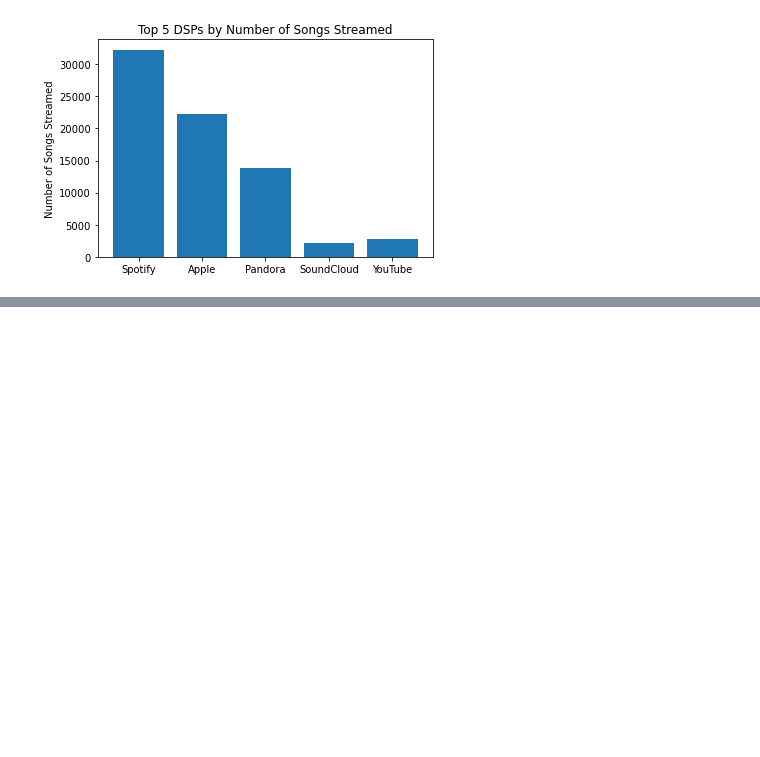
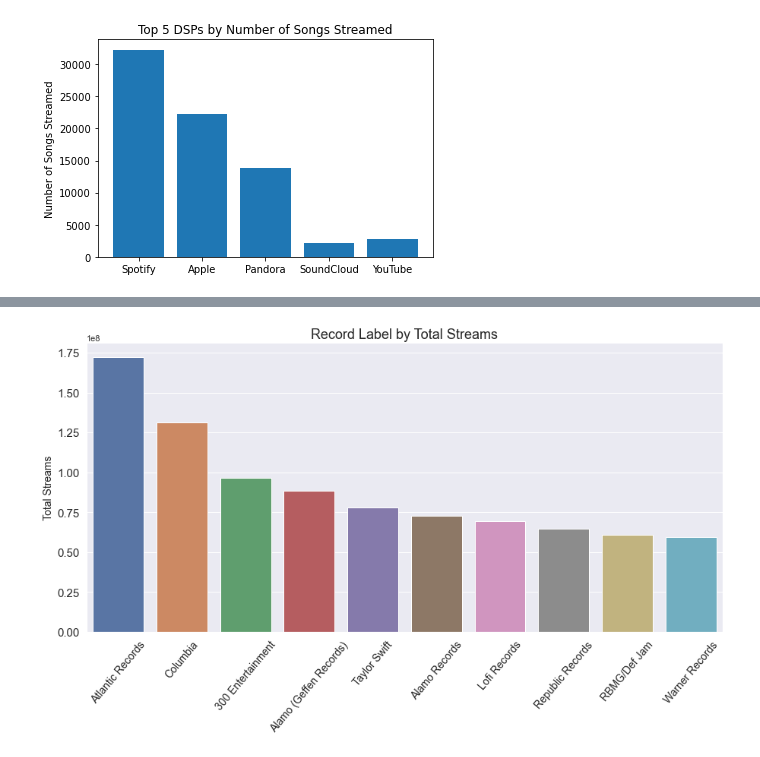
Before and after one commit to NSS-Data-Analytics-Cohort-6/mlc-project-nan-nagini, a Jupyter notebook: notebooks/NaN_Nagini_Abi.ipynb, the cells around one changed output, grey strips where cells are left out. Saved outputs shown, nothing was run; the diff lists cells and outputs as text; code cells hidden in the pictures; blank space fills up the shorter version.

```diff
--- a/notebooks/NaN_Nagini_Abi.ipynb
+++ b/notebooks/NaN_Nagini_Abi.ipynb
@@ -616,0 +677,12 @@ print(master_label_df.head(10))
+# %%
+sns.set_theme(style='darkgrid')
+sns.set(font_scale=1)
+sns.barplot(x='Label', y='Streams', data=top_10_labels_streams)
+plt.title('Record Label by Total Streams', fontsize=18)
+plt.xticks(rotation=50, fontsize=14)
+plt.xlabel('', fontsize=0)
+plt.ylabel('Total Streams', fontsize=14)
+plt.yticks(fontsize=15)
+plt.gcf().set_size_inches(15, 7)
+# %% [output]
+[figure, added]
```
Also changed, not shown: parts of 62 cells of this notebook.
